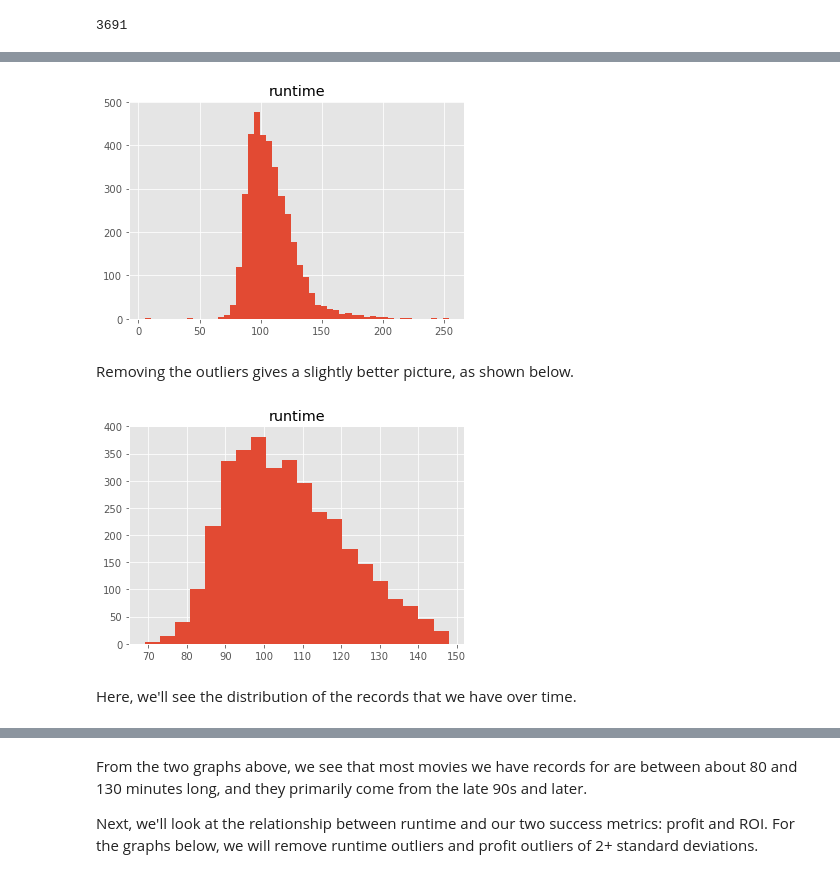
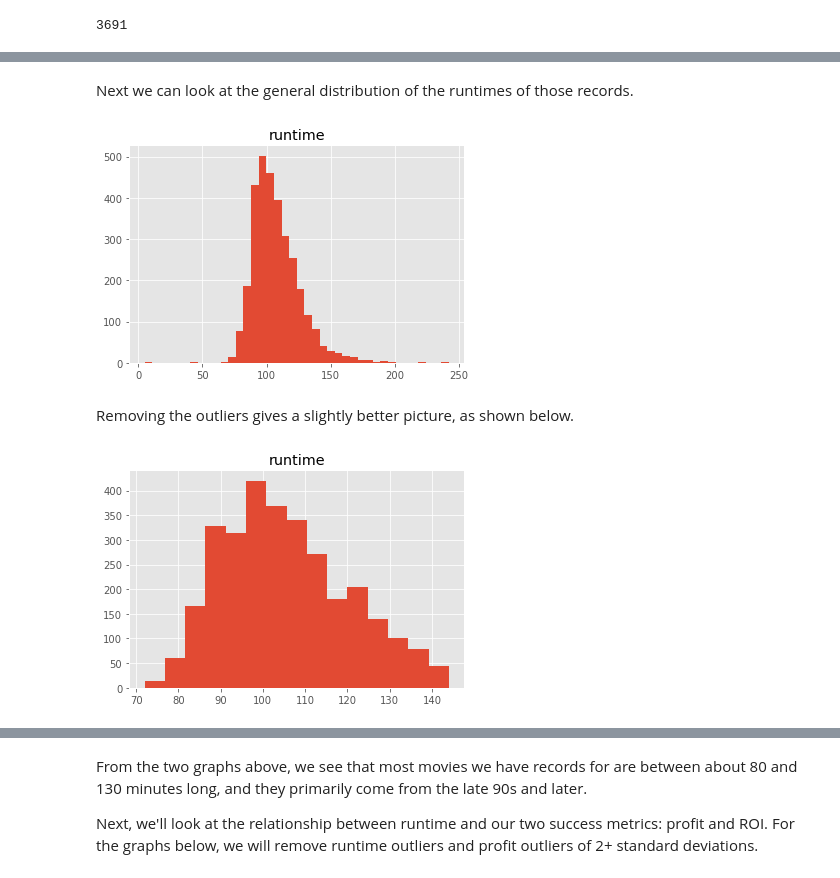
Before and after one commit to aarongalbraith/flatiron-phase1-project-redo, a Jupyter notebook: aaron_galbraith_p1_proj_redo.ipynb, the cells around one changed output, grey strips where cells are left out. Drawn from its saved outputs; the diff is of its cells as text; code cells hidden in the pictures.

Commit message:
editing notebook maybe last time

```diff
--- a/aaron_galbraith_p1_proj_redo.ipynb
+++ b/aaron_galbraith_p1_proj_redo.ipynb
@@ -495,0 +491,6 @@ Next we can look at the general distribution of runtimes.
+# %%
+# trim records to those from 1995 and later
+runtime_df = runtime_df[runtime_df['year'] >= 1995]
+
+# show how many records we've captured
+runtime_df.count()['title']
@@ -496,14 +505,14 @@ Next we can look at the general distribution of runtimes.
+# %% [markdown]
+Next we can look at the general distribution of the runtimes of those records.
 # %%
 # look at the general distribution of runtimes
-runtime_df.hist(column='runtime', bins=50);
+runtime_df.hist(column='runtime', bins=40);
 # %% [output]
-[figure, old version]
+[figure, new version]
 # %% [markdown]
 Removing the outliers gives a slightly better picture, as shown below.
 # %%
 # look at the general distribution of runtimes
-outlier_trim(runtime_df, 'runtime', 2).hist(column='runtime', bins=20);
+outlier_trim(runtime_df, 'runtime', 2).hist(column='runtime', bins=15);
 # %% [output]
-[figure, old version]
+[figure, new version]
-# %% [markdown]
-Here, we'll see the distribution of the records that we have over time.
```
Also changed, not shown: parts of 41 cells of this notebook.
